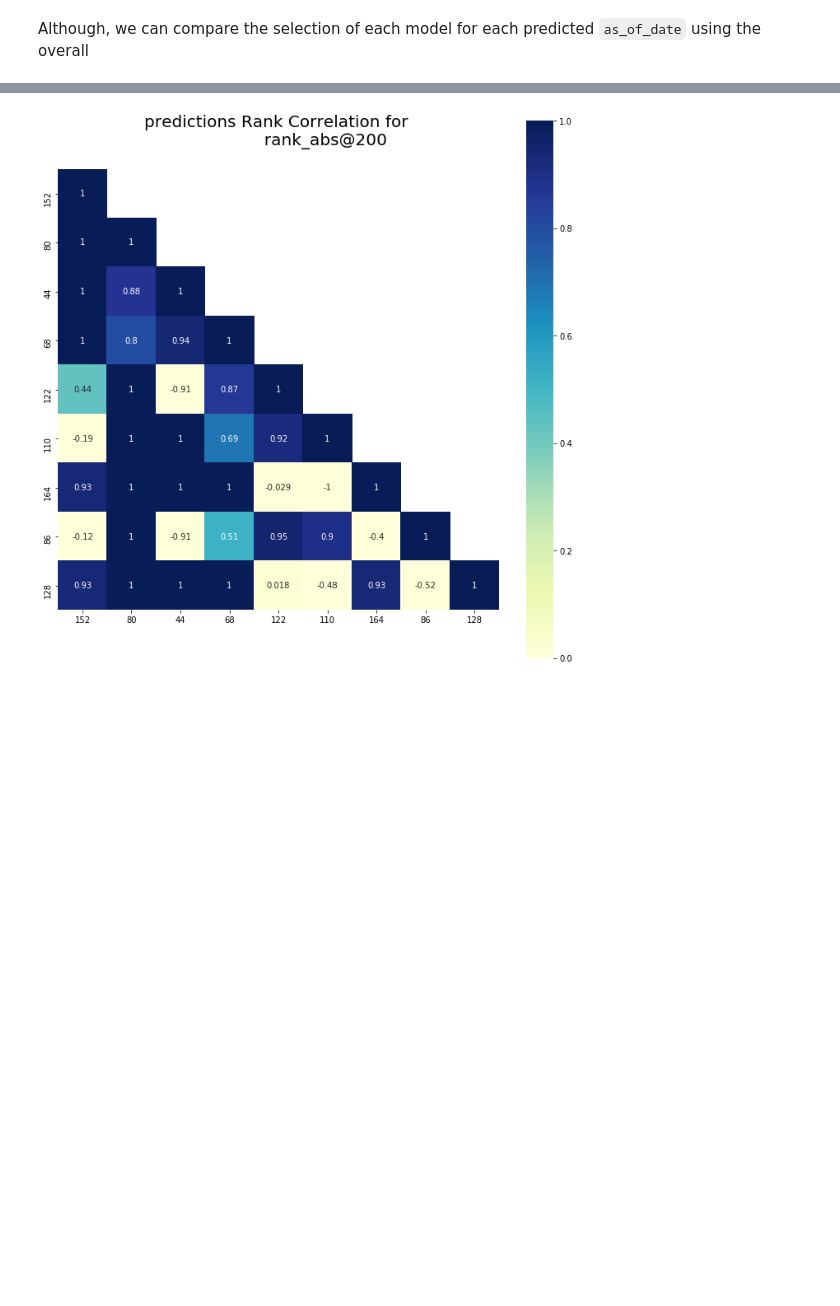
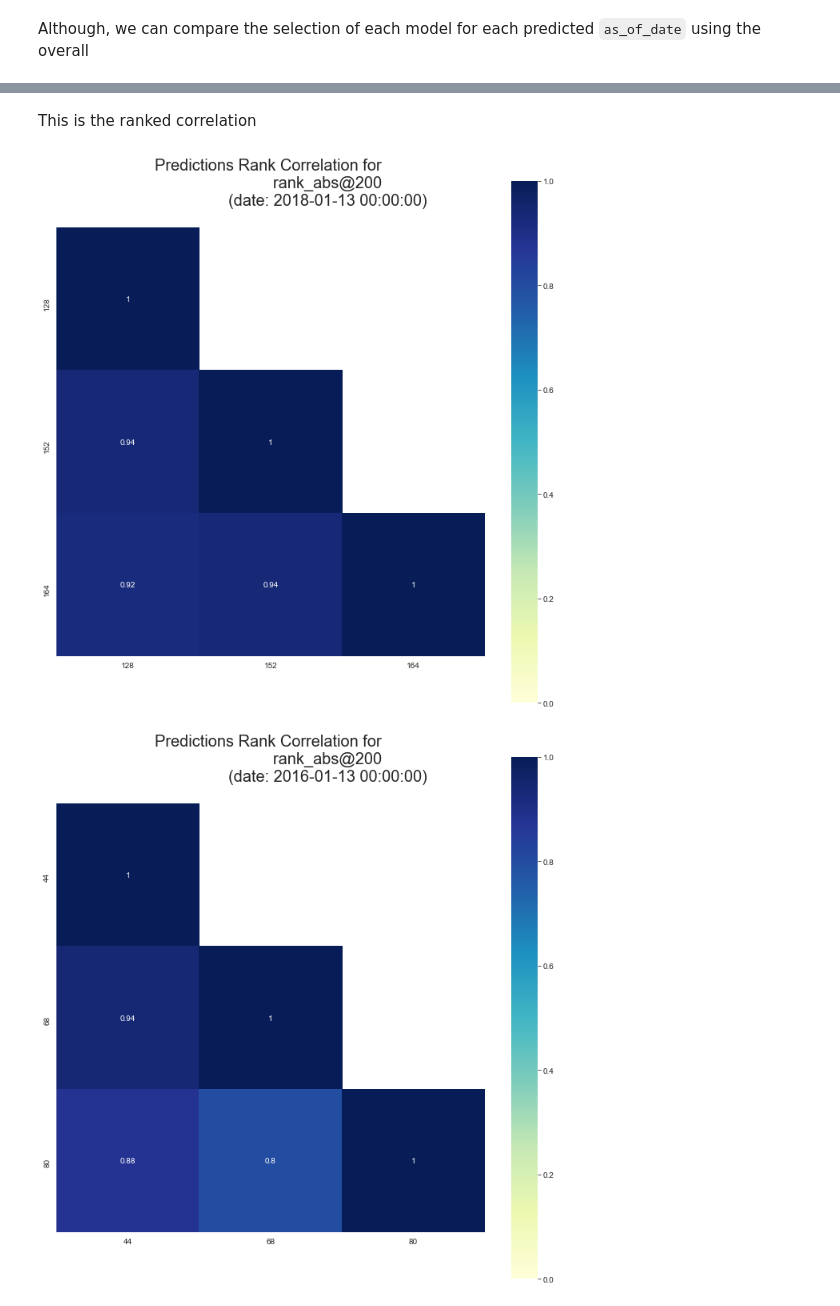
Before and after one commit to dssg/triage, a Jupyter notebook: src/triage/component/postmodeling/contrast/postmodeling_tutorial.ipynb, the cells around one changed output, grey strips where cells are left out. Cells and saved outputs as stored; diff of their text form; code cells hidden in the pictures; blank space fills up the shorter version.

```diff
--- a/src/triage/component/postmodeling/contrast/postmodeling_tutorial.ipynb
+++ b/src/triage/component/postmodeling/contrast/postmodeling_tutorial.ipynb
@@ -229,7 +280,10 @@ audited_models_class.plot_jaccard(figsize=(11,9), top_n = 100, temporal_comparis
+# %% [markdown]
+This is the ranked correlation
 # %%
-audited_models_class.plot_ranked_corrlelation(figsize=params.figsize,
-                                               corr_type='predictions',
-                                               param_type='rank_abs',
-                                               param=200)
+audited_models_class.plot_ranked_corrlelation_preds(figsize=params.figsize,
+                                                    param_type='rank_abs',
+                                                    param=200,
+                                                    temporal_comparison=True)
 # %% [output]
-[figure, old version]
+[figure, new version]
+[figure, added]
```
Also changed, not shown: parts of 52 cells of this notebook.
